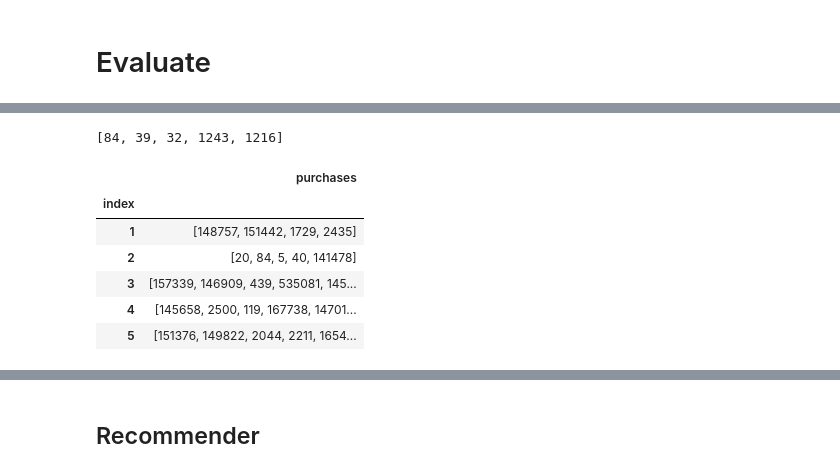
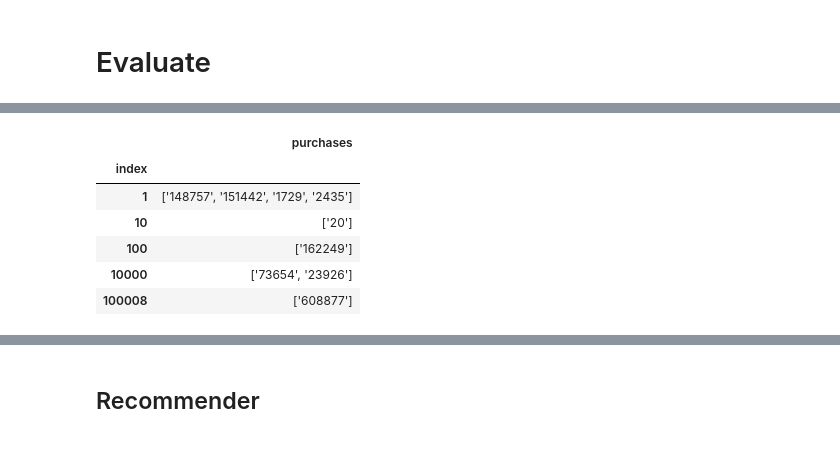
Before and after one commit to Lsdbot/Zakupki, a Jupyter notebook: notebooks/Evaluate.ipynb, the cells around one changed output, grey strips where cells are left out. Drawn from its saved outputs; the diff is of its cells as text; code cells hidden in the pictures.

Commit message:
Made all backend with test of funcs

```diff
--- a/notebooks/Evaluate.ipynb
+++ b/notebooks/Evaluate.ipynb
@@ -50,17 +51,13 @@ test_purchases = df_evaluate[df_evaluate[preproc['recommender']['sup_column']] =
-# %%
-test_purchases
-# %% [output]
-[84, 39, 32, 1243, 1216]
 # %%
-df_submission = pd.read_csv(evaluate['submission'])
+df_submission = pd.read_csv(evaluate['recommend_sub_path'])
 df_submission = df_submission.set_index('index')
 df_submission[:5]
 # %% [output]
 |  | purchases |
 | index |  |
-| 1 | [148757, 151442, 1729, 2435] |
-| 2 | [20, 84, 5, 40, 141478] |
-| 3 | [157339, 146909, 439, 535081, 145... |
-| 4 | [145658, 2500, 119, 167738, 14701... |
-| 5 | [151376, 149822, 2044, 2211, 1654... |
+| 1 | ['148757', '151442', '1729', '2435'] |
+| 10 | ['20'] |
+| 100 | ['162249'] |
+| 10000 | ['73654', '23926'] |
+| 100008 | ['608877'] |
 # %%
```
Also changed, not shown: parts of 21 cells of this notebook, 15 other files.
